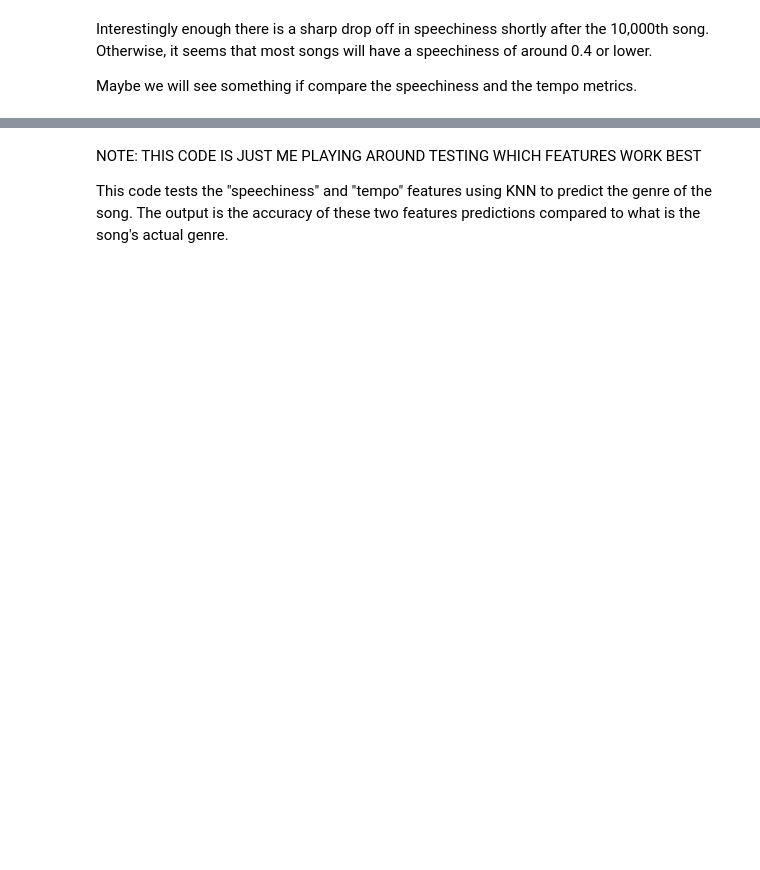
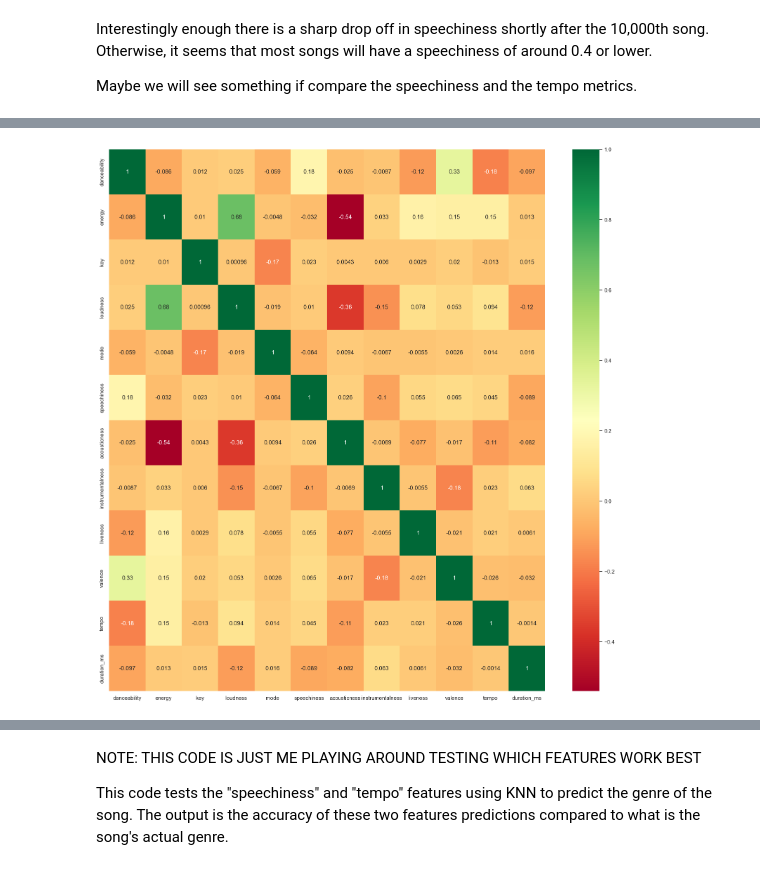
Before and after one commit to RaymondNg0054/cs105_finalproject, a Jupyter notebook: cs105_finalproject.ipynb, the cells around one changed output, grey strips where cells are left out. Saved outputs shown, nothing was run; the diff lists cells and outputs as text; code cells hidden in the pictures; blank space fills up the shorter version.

```diff
--- a/cs105_finalproject.ipynb
+++ b/cs105_finalproject.ipynb
@@ -236,0 +240,12 @@ Error:
+# %%
+#correlation analysis on each feature
+
+X = df.iloc[:,2:13]
+Y = df.iloc[:,1]
+
+corr = df.corr();
+top_feat = corr.index
+plt.figure(figsize=(20,20))
+g=sns.heatmap(df[top_feat].corr(),annot=True,cmap="RdYlGn")
+# %% [output]
+[figure, added]
```
Also changed, not shown: parts of 11 cells of this notebook.
